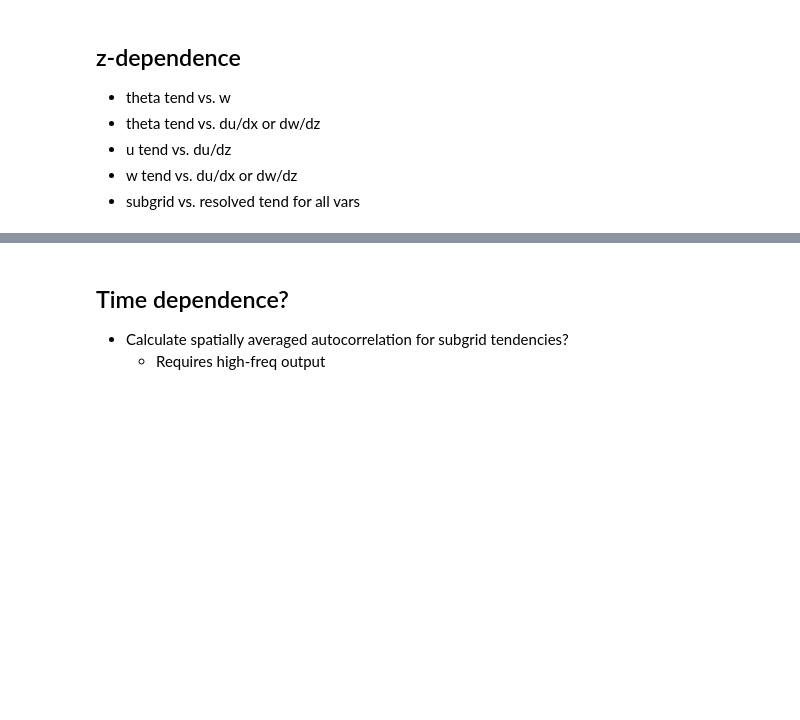
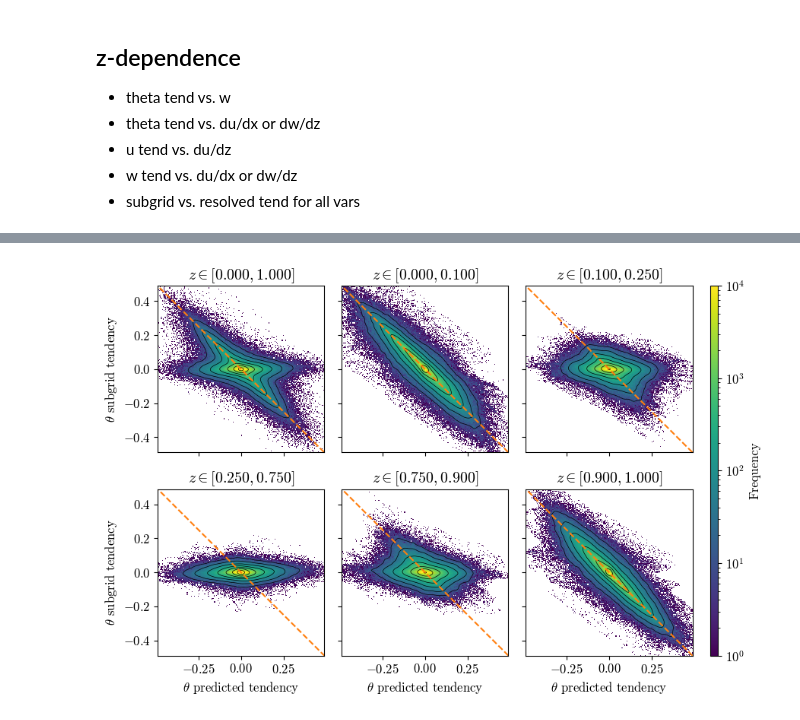
Before and after one commit to tschanzer/honours-project, a Jupyter notebook: final_notebooks/tendencies.ipynb, the cells around one changed output, grey strips where cells are left out. Saved outputs shown, nothing was run; the diff lists cells and outputs as text; code cells hidden in the pictures; blank space fills up the shorter version.

```diff
--- a/final_notebooks/tendencies.ipynb
+++ b/final_notebooks/tendencies.ipynb
@@ -255,4 +248,24 @@ Subgrid tend vs resolved tend: put all 3 vars on same figure?
-# %% [markdown]
-## Time dependence?
-- Calculate spatially averaged autocorrelation for subgrid tendencies?
-    - Requires high-freq output
+# %%
+fig = plt.figure(figsize=(9, 6))
+n_rows, n_cols = 2, 3
+gs = plt.GridSpec(n_rows, n_cols+1, width_ratios=[1, 1, 1, 0.05])
+axes = np.array([
+    [fig.add_subplot(gs[i,j]) for j in range(n_cols)] for i in range(n_rows)
+])
+for ax in axes[:-1,:].flat: ax.set_xticklabels([])
+for ax in axes[:,1:].flat: ax.set_yticklabels([])
+
+meshes = tools.plot_z_dependence(
+    pred_coarse_tend.theta, subgrid_tend.theta,
+    axes=axes, z_ranges=RANGES, n_samples=N_SAMPLES, aspect=ASPECT, sigma=2,
+    bins=[200, 200], range=[[-0.49, 0.49], [-0.49, 0.49]], vmin=1, vmax=1e4,
+)
+fig.colorbar(meshes[0,0], cax=fig.add_subplot(gs[:,-1]), label='Frequency')
+for ax in axes.flat: ax.plot([-1, 1], [1, -1], '--', color='tab:orange')
+
+for ax in axes[-1,:]: ax.set_xlabel('$\\theta$ predicted tendency')
+for ax in axes[:,0]: ax.set_ylabel('$\\theta$ subgrid tendency')
+
+fig.tight_layout()
+# %% [output]
+[figure, added]
```
Also changed, not shown: parts of 10 cells of this notebook.
